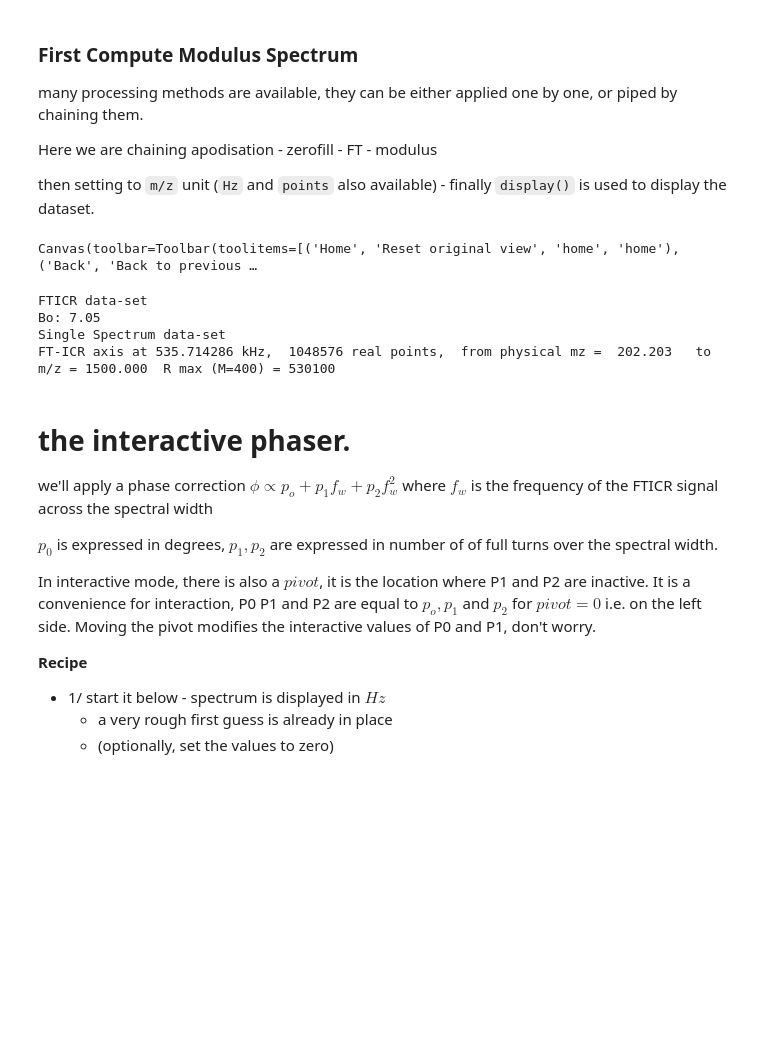
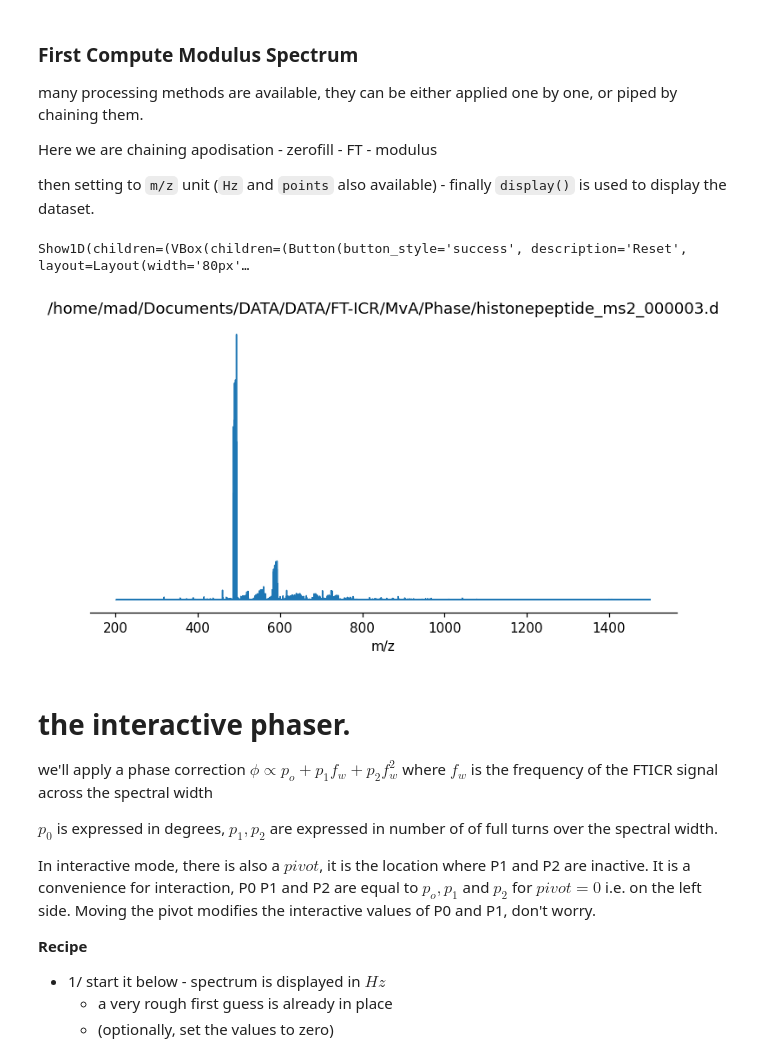
Before and after one commit to spike-project/spike, a Jupyter notebook: Notebooks/ProcessFTICR-MS-PH.ipynb, the cells around one changed output. Cells and saved outputs as stored; diff of their text form; code cells hidden in the pictures; blank space fills up the shorter version.

```diff
--- a/Notebooks/ProcessFTICR-MS-PH.ipynb
+++ b/Notebooks/ProcessFTICR-MS-PH.ipynb
@@ -96,13 +96,11 @@ then setting to `m/z` unit (`Hz` and `points` also available) - finally `display
 # %%
 D1md = d1.copy() # copy the imported data-set to another object for processing
 D1md.kaiser(4).zf(4).rfft().modulus() # kaiser(4) is an apodisation well adapted to FTICR, slightly more resolution than hamming(
-D1md.set_unit('m/z').display(title=FC.selected_path)  # set to ppm unit - and display
+D1md.set_unit('m/z')  # set to ppm unit - and display
+I.Show1D(D1md, title=FC.selected_path)
 # %% [output]
-Canvas(toolbar=Toolbar(toolitems=[('Home', 'Reset original view', 'home', 'home'), ('Back', 'Back to previous …
+Show1D(children=(VBox(children=(Button(button_style='success', description='Reset', layout=Layout(width='80px'…
-FTICR data-set
-Bo: 7.05
-Single Spectrum data-set
-FT-ICR axis at 535.714286 kHz,  1048576 real points,  from physical mz =  202.203   to m/z = 1500.000  R max (M=400) = 530100
+[figure, added]
 # %% [markdown]
 # the interactive phaser.
 
```
Also changed, not shown: parts of 2 cells of this notebook, 11 other files.
